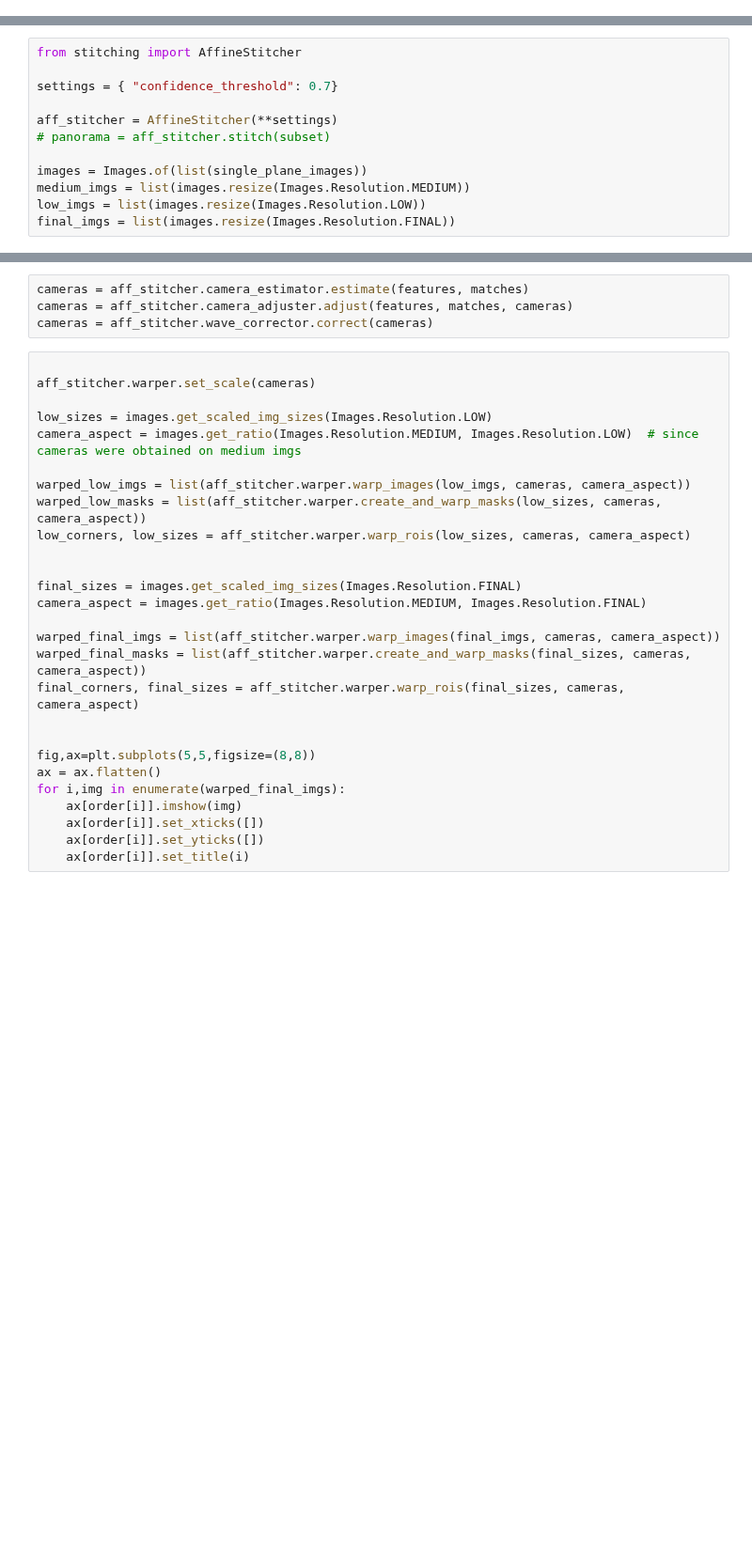
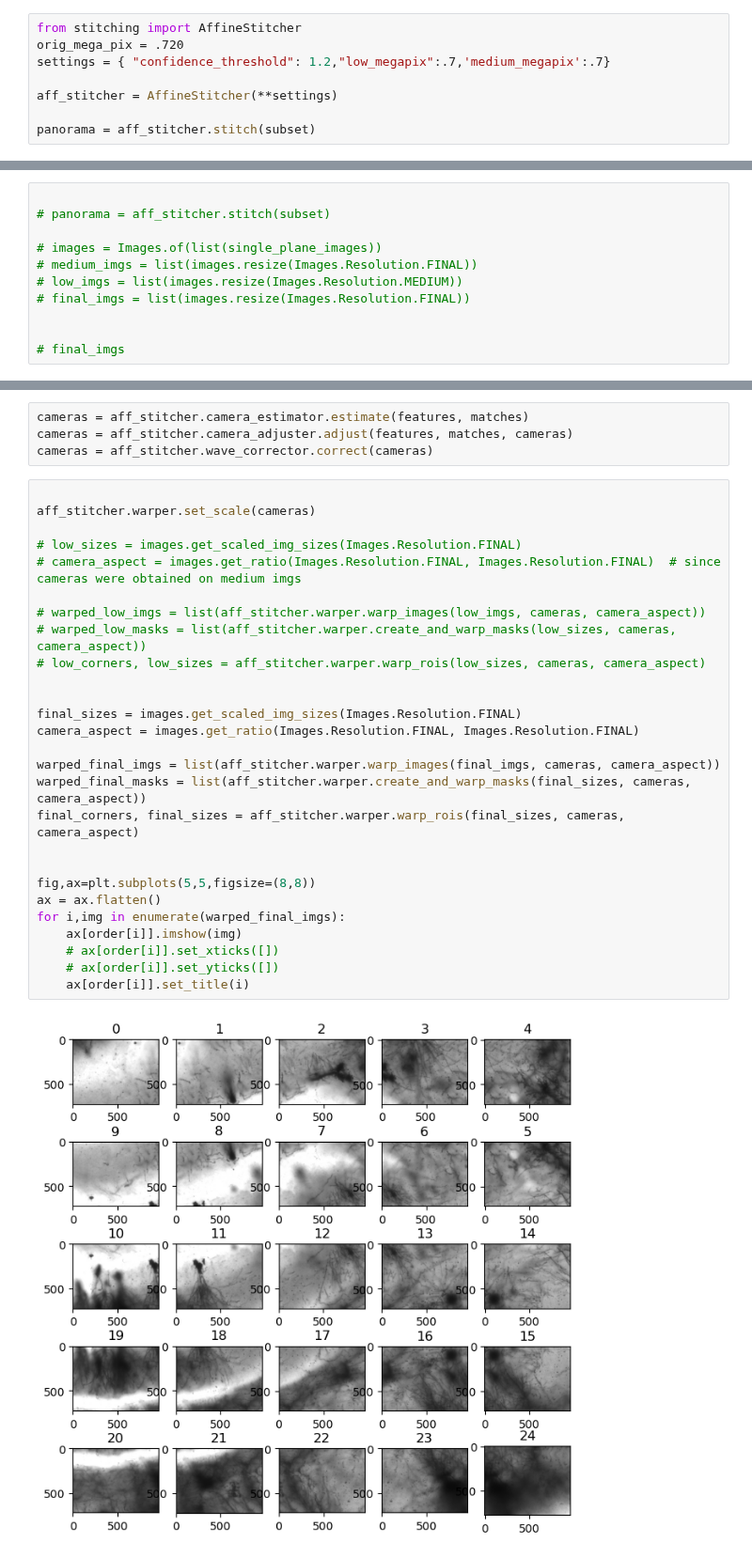
Before and after one commit to dtabuena/Workshop, a Jupyter notebook: Image/Test_Stitch.ipynb, the cells around one changed output, grey strips where cells are left out. Shown at 94% size. Drawn from its saved outputs; the diff is of its cells as text; blank space fills up the shorter version.

```diff
--- a/Image/Test_Stitch.ipynb
+++ b/Image/Test_Stitch.ipynb
@@ -183,2 +163,10 @@ def plot_images(imgs, figsize_in_inches=(5,5)):
 # %%
 ########################################## AFFINE ####################################################
+# %%
+from stitching import AffineStitcher
+orig_mega_pix = .720
+settings = { "confidence_threshold": 1.2,"low_megapix":.7,'medium_megapix':.7}
+
+aff_stitcher = AffineStitcher(**settings)
+
+panorama = aff_stitcher.stitch(subset)
@@ -185,12 +183,11 @@ def plot_images(imgs, figsize_in_inches=(5,5)):
 # %%
-from stitching import AffineStitcher
 
-settings = { "confidence_threshold": 0.7}
-
-aff_stitcher = AffineStitcher(**settings)
 # panorama = aff_stitcher.stitch(subset)
 
-images = Images.of(list(single_plane_images))
-medium_imgs = list(images.resize(Images.Resolution.MEDIUM))
-low_imgs = list(images.resize(Images.Resolution.LOW))
-final_imgs = list(images.resize(Images.Resolution.FINAL))
+# images = Images.of(list(single_plane_images))
+# medium_imgs = list(images.resize(Images.Resolution.FINAL))
+# low_imgs = list(images.resize(Images.Resolution.MEDIUM))
+# final_imgs = list(images.resize(Images.Resolution.FINAL))
+
+
+# final_imgs
@@ -228,28 +250,30 @@ cameras = aff_stitcher.wave_corrector.correct(cameras)
 # %%
 
 aff_stitcher.warper.set_scale(cameras)
 
-low_sizes = images.get_scaled_img_sizes(Images.Resolution.LOW)
-camera_aspect = images.get_ratio(Images.Resolution.MEDIUM, Images.Resolution.LOW)  # since cameras were obtained on medium imgs
+# low_sizes = images.get_scaled_img_sizes(Images.Resolution.FINAL)
+# camera_aspect = images.get_ratio(Images.Resolution.FINAL, Images.Resolution.FINAL)  # since cameras were obtained on medium imgs
 
-warped_low_imgs = list(aff_stitcher.warper.warp_images(low_imgs, cameras, camera_aspect))
-warped_low_masks = list(aff_stitcher.warper.create_and_warp_masks(low_sizes, cameras, camera_aspect))
-low_corners, low_sizes = aff_stitcher.warper.warp_rois(low_sizes, cameras, camera_aspect)
+# warped_low_imgs = list(aff_stitcher.warper.warp_images(low_imgs, cameras, camera_aspect))
+# warped_low_masks = list(aff_stitcher.warper.create_and_warp_masks(low_sizes, cameras, camera_aspect))
+# low_corners, low_sizes = aff_stitcher.warper.warp_rois(low_sizes, cameras, camera_aspect)
 
 
 final_sizes = images.get_scaled_img_sizes(Images.Resolution.FINAL)
-camera_aspect = images.get_ratio(Images.Resolution.MEDIUM, Images.Resolution.FINAL)
+camera_aspect = images.get_ratio(Images.Resolution.FINAL, Images.Resolution.FINAL)
 
 warped_final_imgs = list(aff_stitcher.warper.warp_images(final_imgs, cameras, camera_aspect))
 warped_final_masks = list(aff_stitcher.warper.create_and_warp_masks(final_sizes, cameras, camera_aspect))
 final_corners, final_sizes = aff_stitcher.warper.warp_rois(final_sizes, cameras, camera_aspect)
 
 
 fig,ax=plt.subplots(5,5,figsize=(8,8))
 ax = ax.flatten()
 for i,img in enumerate(warped_final_imgs):
     ax[order[i]].imshow(img)
-    ax[order[i]].set_xticks([])
-    ax[order[i]].set_yticks([])
+    # ax[order[i]].set_xticks([])
+    # ax[order[i]].set_yticks([])
     ax[order[i]].set_title(i)
+# %% [output]
+[figure, added]
 # %%
```
Also changed, not shown: parts of 21 cells of this notebook.
